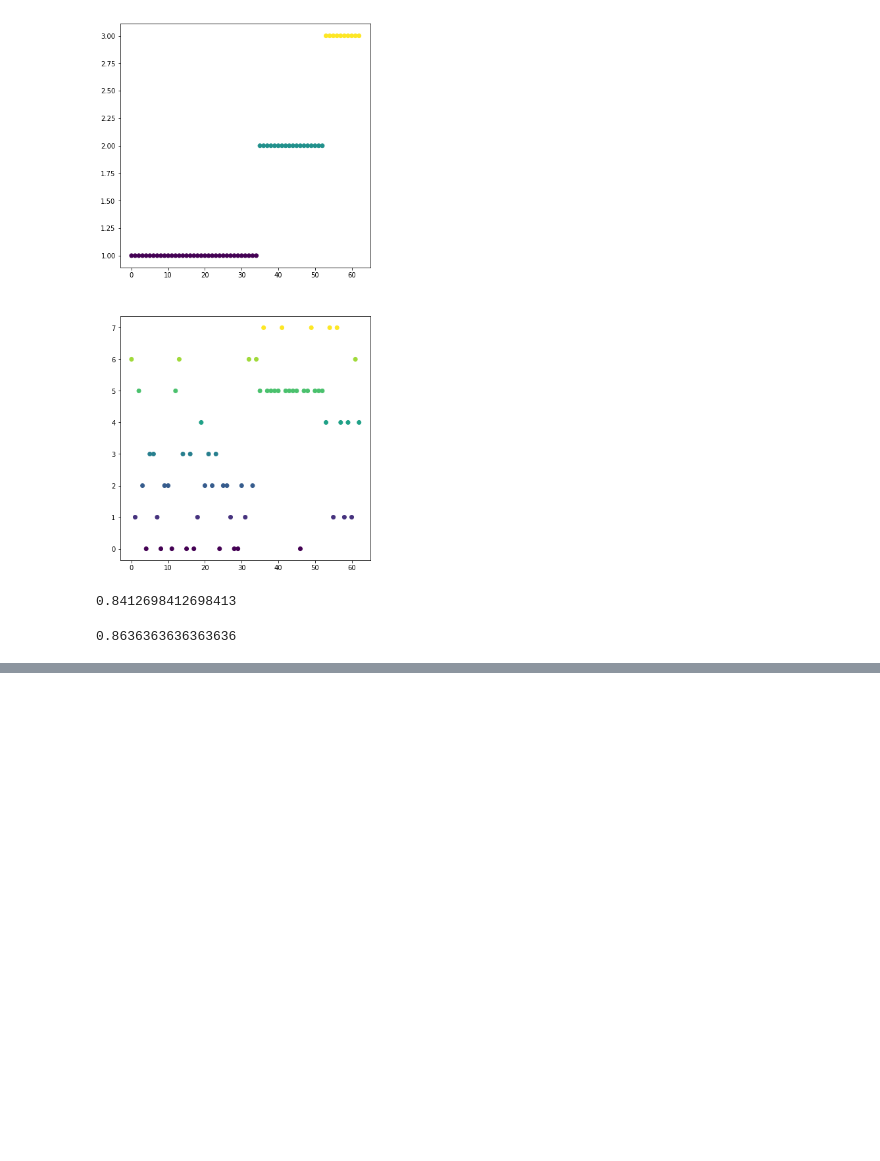
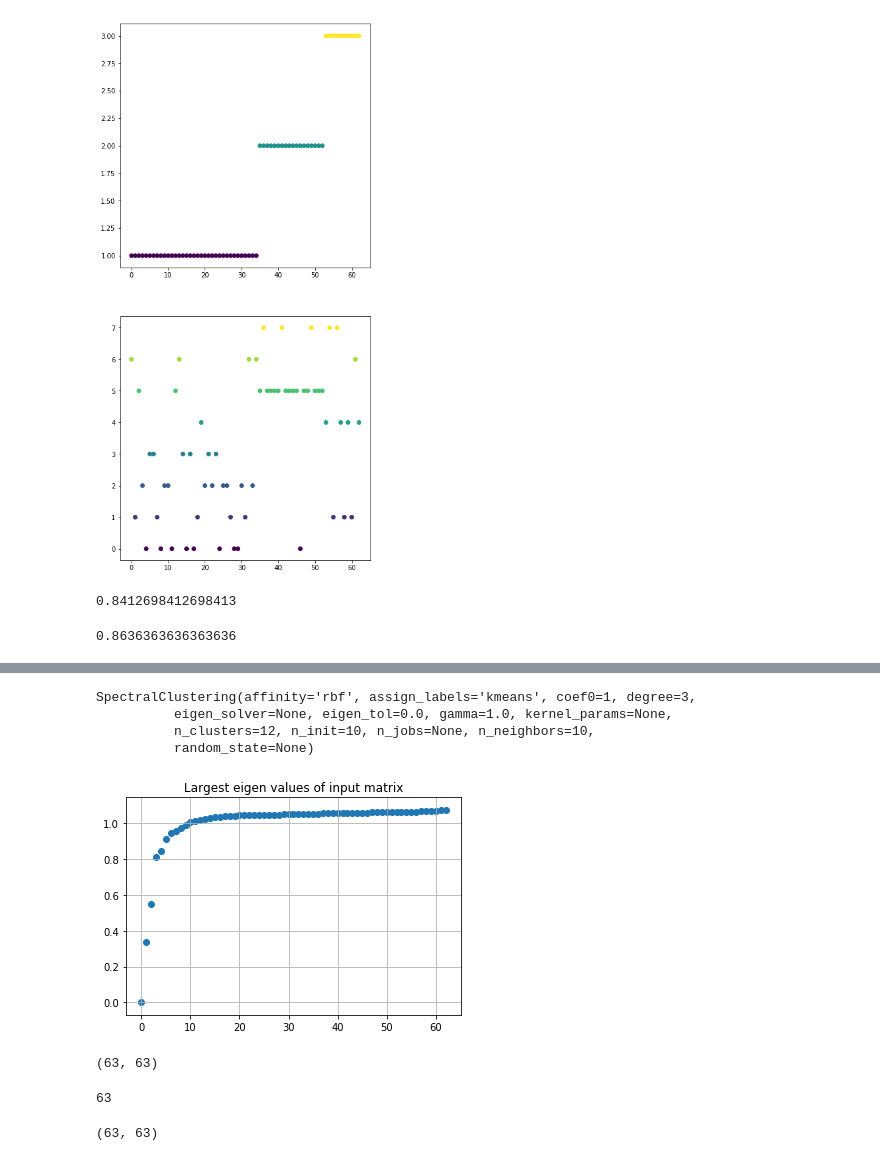
Before and after one commit to David9203/SUP, a Jupyter notebook: GMMHMM/bolivarrms.ipynb, the cells around one changed output, grey strips where cells are left out. Drawn from its saved outputs; the diff is of its cells as text; code cells hidden in the pictures; blank space fills up the shorter version.

```diff
--- a/GMMHMM/bolivarrms.ipynb
+++ b/GMMHMM/bolivarrms.ipynb
@@ -2644,0 +3274,7 @@ print(accuracy_score(ytest,newlist))
+# %%
+fitmodel
+# %% [output]
+SpectralClustering(affinity='rbf', assign_labels='kmeans', coef0=1, degree=3,
+          eigen_solver=None, eigen_tol=0.0, gamma=1.0, kernel_params=None,
+          n_clusters=12, n_init=10, n_jobs=None, n_neighbors=10,
+          random_state=None)
@@ -2644,0 +3312,47 @@ print(accuracy_score(ytest,newlist))
+# %%
+import scipy
+from scipy.sparse import csgraph
+from scipy.sparse.linalg import eigsh
+def eigenDecomposition(A, plot = True):
+    """
+    :param A: Affinity matrix
+    :param plot: plots the sorted eigen values for visual inspection
+    :return A tuple containing:
+    - the optimal number of clusters by eigengap heuristic
+    - all eigen values
+    - all eigen vectors
+
+    This method performs the eigen decomposition on a given affinity matrix,
+    following the steps recommended in the paper:
+    1. Construct the normalized affinity matrix: L = D−1/2ADˆ −1/2.
+    2. Find the eigenvalues and their associated eigen vectors
+    3. Identify the maximum gap which corresponds to the number of clusters
+    by eigengap heuristic
+
+    References:
+    https://papers.nips.cc/paper/2619-self-tuning-spectral-clustering.pdf
+    http://www.kyb.mpg.de/fileadmin/user_upload/files/publications/attachments/Luxburg07_tutorial_4488%5b0%5d.pdf
+    """
+    L = csgraph.laplacian(A, normed=True)
+    n_components = A.shape[0]
+
+    # LM parameter : Eigenvalues with largest magnitude (eigs, eigsh), that is, largest eigenvalues in
+    # the euclidean norm of complex numbers.
+    eigenvalues, eigenvectors = eigsh(L, k=n_components, which="LM", sigma=1.0, maxiter=5000)
+
+    if plot:
+        plt.title('Largest eigen values of input matrix')
+        plt.scatter(np.arange(len(eigenvalues)), eigenvalues)
+        plt.grid()
+
+    # Identify the optimal number of clusters as the index corresponding
+    # to the larger gap between eigen values
+    index_largest_gap = np.argmax(np.diff(eigenvalues))
+    nb_clusters = index_largest_gap + 1
+
+    return nb_clusters, eigenvalues, eigenvectors
+# %%
+affinity_matrix = getAffinityMatrix(xtrain, k = 20)
+k, val,  vec = eigenDecomposition(affinity_matrix)
+# %% [output]
+[figure, added]
@@ -2644,0 +3363,12 @@ print(accuracy_score(ytest,newlist))
+# %%
+L.shape
+# %% [output]
+(63, 63)
+# %%
+val.size
+# %% [output]
+63
+# %%
+vec.shape
+# %% [output]
+(63, 63)
```
Also changed, not shown: parts of 20 cells of this notebook, 2 other files.
